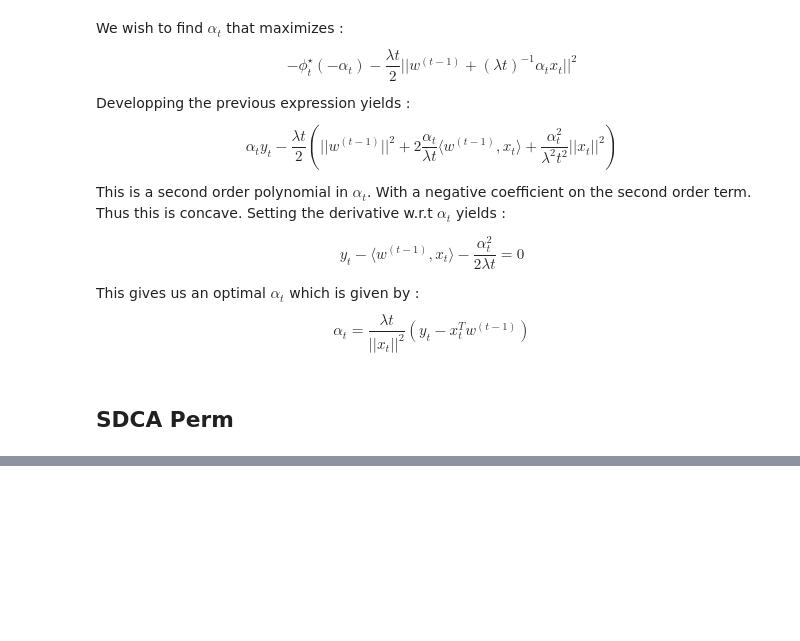
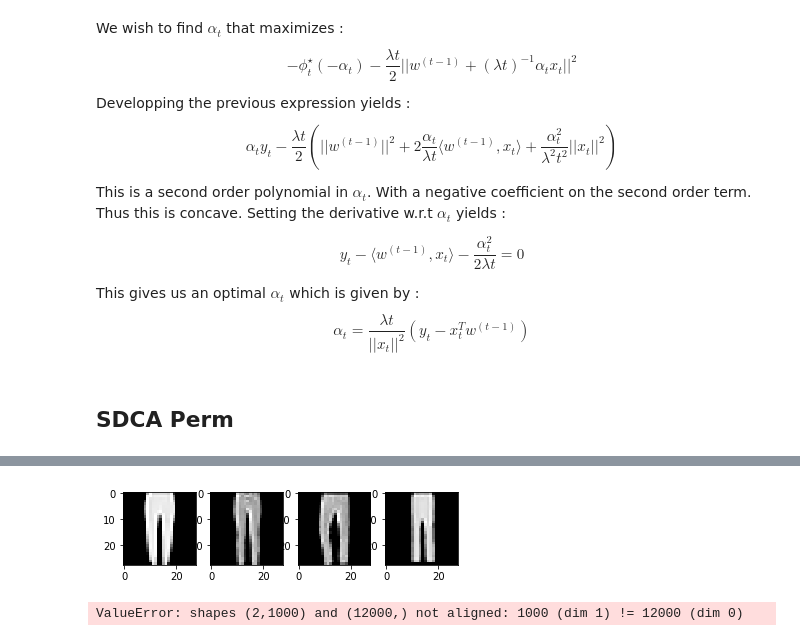
Before and after one commit to BoucheDimitri/SOADML, a Jupyter notebook: SDCA.ipynb, the cells around one changed output, grey strips where cells are left out. Cells and saved outputs as stored; diff of their text form; code cells hidden in the pictures; blank space fills up the shorter version.

```diff
--- a/SDCA.ipynb
+++ b/SDCA.ipynb
@@ -240,0 +249,19 @@ plt.show()
+# %%
+# Load fashion MNIST from computer
+path = "C://Users//Dimitri//Desktop//ENSAE3A//SOADML//FashionMNIST//"
+train_pd = pd.read_csv(path + "fashion-mnist_train.csv")
+test_pd = pd.read_csv(path + "fashion-mnist_test.csv")
+# %%
+# Selection on 0 (t shirts) and 1 (trousers) labels
+train_pd = train_pd[train_pd.label <= 1]
+train_pd["label"] = train_pd["label"].replace(0, -1)
+test_pd = test_pd[test_pd.label <= 1]
+test_pd["label"] = train_pd["label"].replace(0, -1)
+# %%
+# Store data in numpy matrixes
+train_np = train_pd.as_matrix()
+ytrain = train_np[:, 0]
+xtrain = train_np[:, 1:].T
+test_np = test_pd.as_matrix()
+ytest = test_np[:, 0]
+xtest = test_np[:, 1:].T
@@ -240,0 +285,19 @@ plt.show()
+# %%
+# Draw a few examples of trousers
+example_trousers1 = xtrain[:, 4].reshape((28, 28))
+example_trousers2 = xtrain[:, 9].reshape((28, 28))
+example_trousers3 = xtrain[:, 11].reshape((28, 28))
+example_trousers4 = xtrain[:, 22].reshape((28, 28))
+fig, axes = plt.subplots(1, 4)
+axes[0].imshow(example_trousers1, cmap="gray")
+axes[1].imshow(example_trousers2, cmap="gray")
+axes[2].imshow(example_trousers3, cmap="gray")
+axes[3].imshow(example_trousers4, cmap="gray")
+plt.show()
+# %% [output]
+[figure, added]
+# %%
+# First epoch using SGD
+alpha0, w0 = modified_sgd(xtrain, ytrain, 0.01)
+# %% [output]
+ValueError: shapes (2,1000) and (12000,) not aligned: 1000 (dim 1) != 12000 (dim 0)
```
Also changed, not shown: parts of 18 cells of this notebook.
